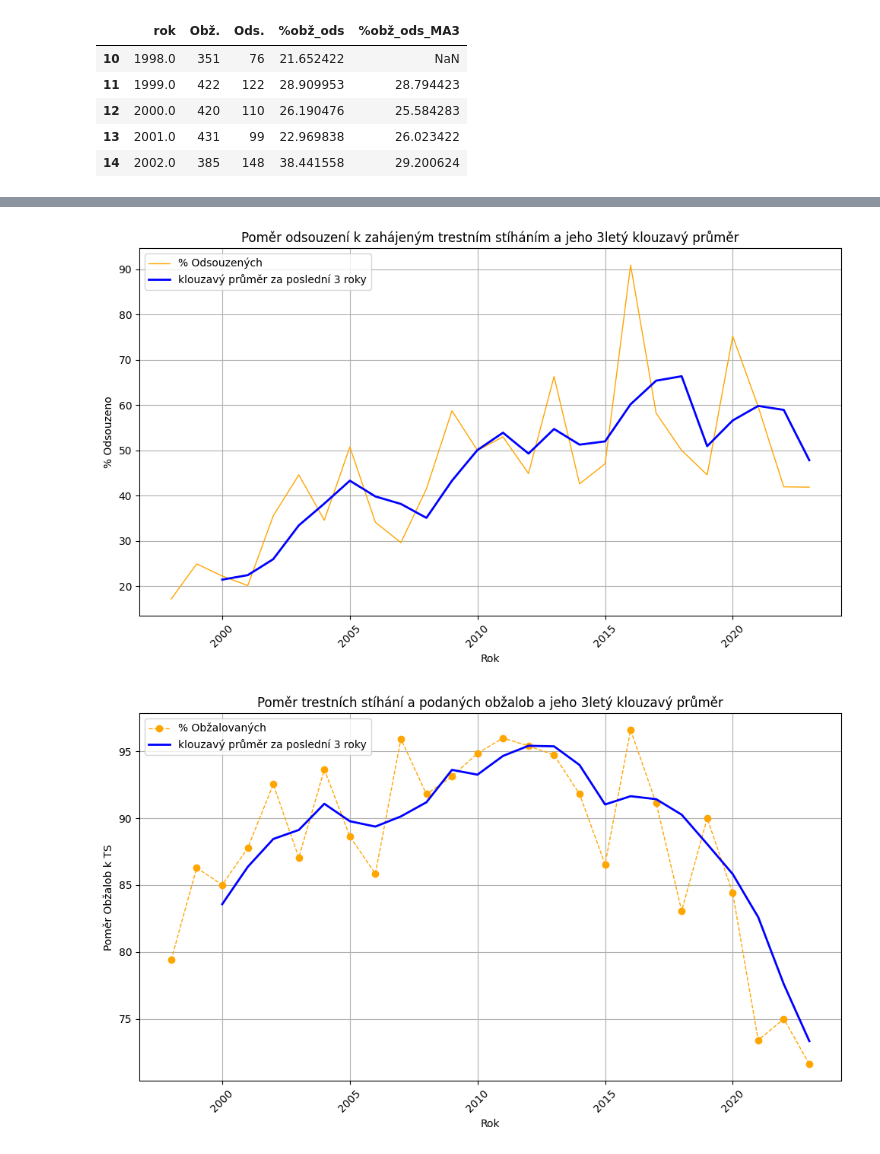
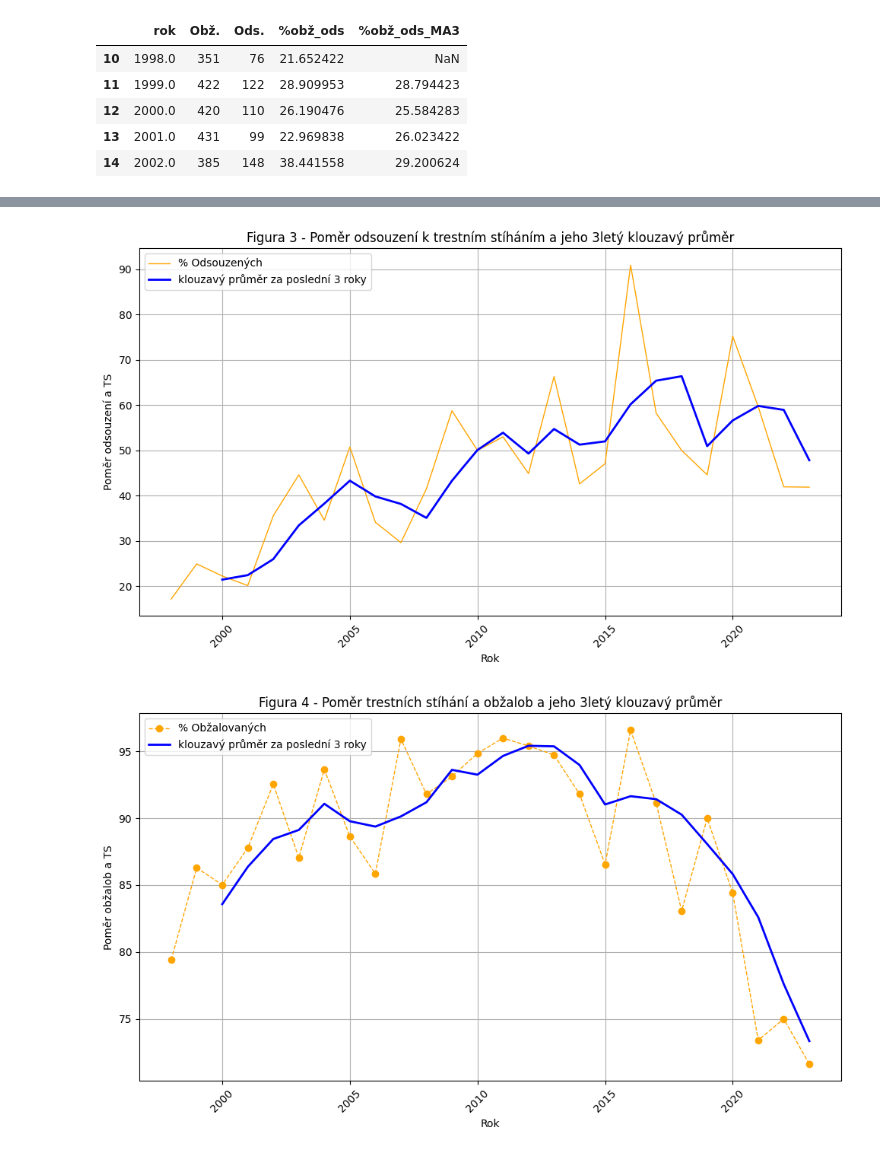
Before and after one commit to DamiTheCraftyPythonista/Thesis, a Jupyter notebook: Hate_crimes_CZ.ipynb, the cells around one changed output, grey strips where cells are left out. Cells and saved outputs as stored; diff of their text form; code cells hidden in the pictures.

```diff
--- a/Hate_crimes_CZ.ipynb
+++ b/Hate_crimes_CZ.ipynb
@@ -78,27 +78,27 @@ plt.show()
 # %%
 data_ods = data[['rok ', 'Unnamed: 20']].dropna()
 data_ods.columns = ['rok', '% Ods.']
 
 data_ods['% Ods.'] = pd.to_numeric(data_ods['% Ods.'], errors='coerce')
 data_ods = data_ods[data_ods['rok'] >= 1998]
 
 data_ods['% Ods. (3-rolling)'] = data_ods['% Ods.'].rolling(window=3).mean()
 
 plt.figure(figsize=(10, 6))
 plt.plot(data_ods['rok'], data_ods['% Ods.'], label='% Odsouzených', color='orange', linewidth=1)
 plt.plot(data_ods['rok'], data_ods['% Ods. (3-rolling)'], label='klouzavý průměr za poslední 3 roky', color='blue', linewidth=2)
 
-plt.title('Poměr odsouzení k zahájeným trestním stíháním a jeho 3letý klouzavý průměr')
+plt.title('Figura 3 - Poměr odsouzení k trestním stíháním a jeho 3letý klouzavý průměr')
 plt.xlabel('Rok')
-plt.ylabel('% Odsouzeno')
+plt.ylabel('Poměr odsouzení a TS')
 plt.legend()
 plt.grid(True)
 plt.xticks(rotation=45)
 plt.tight_layout()
 
 plt.show()
 # %% [output]
-[figure, old version]
+[figure, new version]
 # %%
 data_obž = data[['rok ', 'Unnamed: 19']].dropna()
 data_obž.columns = ['rok', '% Obž.']
```
Also changed, not shown: parts of 6 cells of this notebook.
